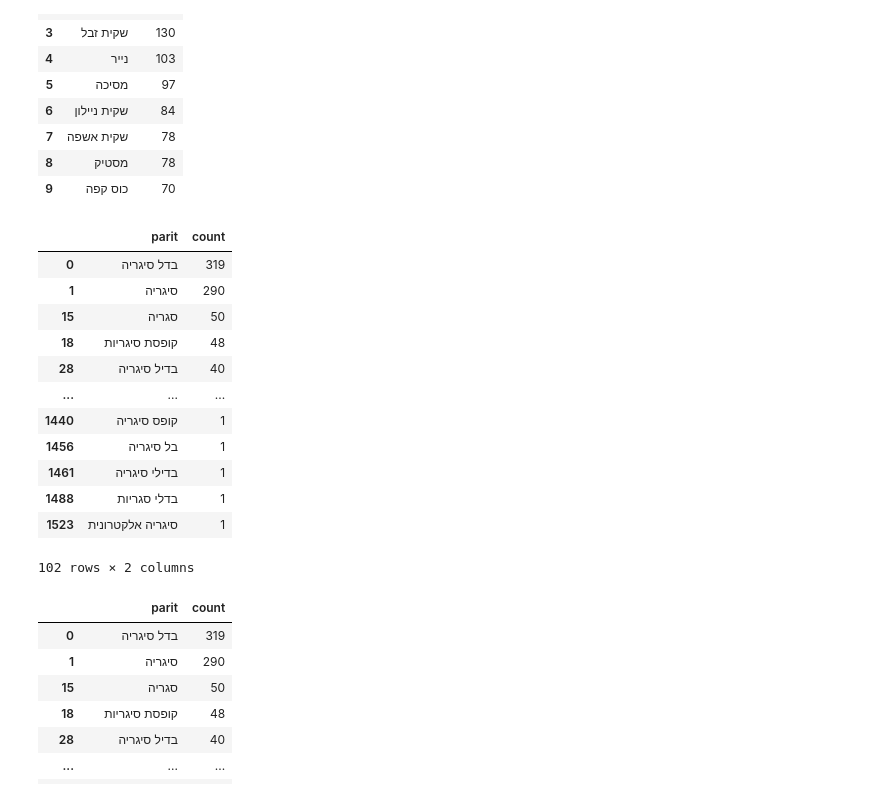
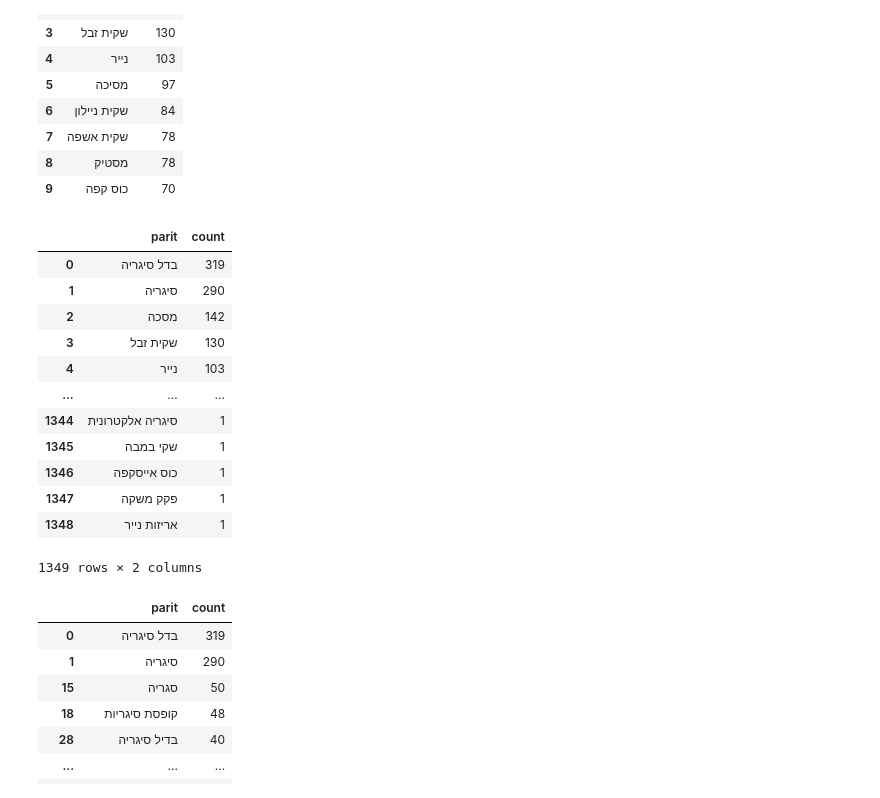
Before and after one commit to ColgateSmile/Visualization_Project_littering-incidents-Israel, a Jupyter notebook: master.ipynb, the cells around one changed output. Saved outputs shown, nothing was run; the diff lists cells and outputs as text; code cells hidden in the pictures.

Commit message:
edited parit

```diff
--- a/master.ipynb
+++ b/master.ipynb
@@ -432,25 +417,29 @@ top_categories.head(10)
 # %%
 unique_items[
     (unique_items.parit.str.len() < 20) &
     unique_items.parit.str.contains('סיגר') |
     unique_items.parit.str.contains('סגר') |
     unique_items.parit.str.contains('בדל')
     # & unique_items.parit.str.len() < 20
 ]
+
+len(unique_items[unique_items.parit.str.len()>30])
+unique_items = unique_items[unique_items.parit.str.len()<20].reset_index( drop= True)
+unique_items
 # %% [output]
 |  | parit | count |
 | 0 | בדל סיגריה | 319 |
 | 1 | סיגריה | 290 |
-| 15 | סגריה | 50 |
-| 18 | קופסת סיגריות | 48 |
-| 28 | בדיל סיגריה | 40 |
+| 2 | מסכה | 142 |
+| 3 | שקית זבל | 130 |
+| 4 | נייר | 103 |
 | ... | ... | ... |
-| 1440 | קופס סיגריה | 1 |
-| 1456 | בל סיגריה | 1 |
-| 1461 | בדילי סיגריה | 1 |
-| 1488 | בדלי סגריות | 1 |
-| 1523 | סיגריה אלקטרונית | 1 |
+| 1344 | סיגריה אלקטרונית | 1 |
+| 1345 | שקי במבה | 1 |
+| 1346 | כוס אייסקפה | 1 |
+| 1347 | פקק משקה | 1 |
+| 1348 | אריזות נייר | 1 |
-102 rows × 2 columns
+1349 rows × 2 columns
 # %%
 # prof = ydp.ProfileReport(df_dropped)
 # prof.to_notebook_iframe()
```
Also changed, not shown: parts of 1 cell of this notebook.
